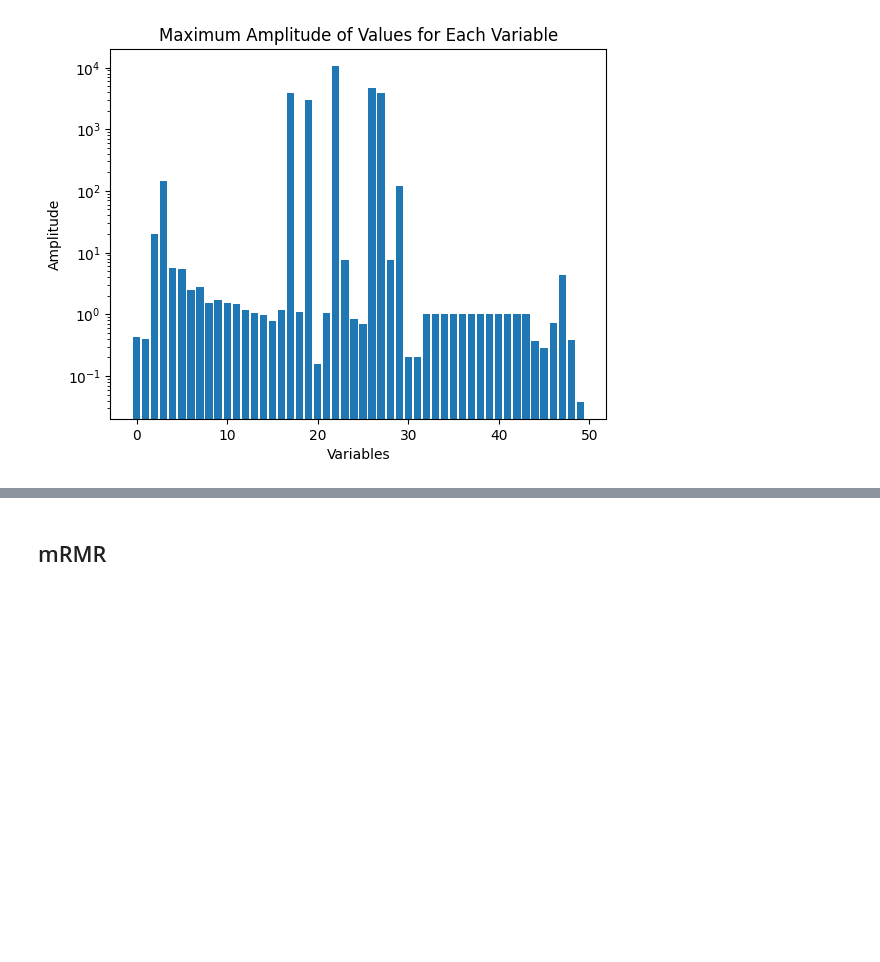
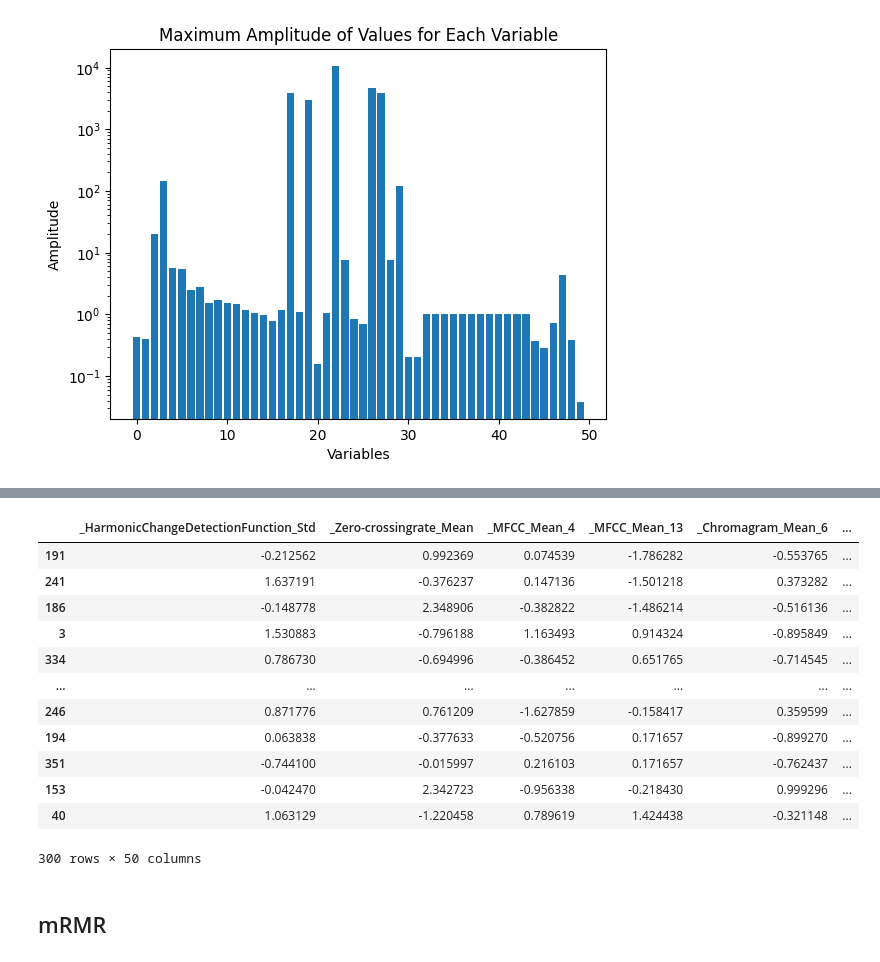
Before and after one commit to nunopcfmarques/M4ML-Proj2, a Jupyter notebook: project2.ipynb, the cells around one changed output, grey strips where cells are left out. Cells and saved outputs as stored; diff of their text form; code cells hidden in the pictures; blank space fills up the shorter version.

```diff
--- a/project2.ipynb
+++ b/project2.ipynb
@@ -229,10 +222,8 @@ This algorithm, and the following, need to be implemented by hand since python d
 # %%
-filter = ffs(train_df, train_target, MIFS, 15, beta = 0.5)
+sort = ffs(train_df, train_target, MIFS, beta = 0.5)
 
-train_df_MIFS_15 = train_df[filter]
-test_df_MIFS_15 = test_df[filter]
+train_df_MIFS_15 = train_df[sort[:15]]
+test_df_MIFS_15 = test_df[sort[:15]]
 
-filter = ffs(train_df, train_target, MIFS, 20, beta = 0.5)
-
-train_df_MIFS_20 = train_df[filter]
-test_df_MIFS_20 = test_df[filter]
+train_df_MIFS_25 = train_df[sort[:25]]
+test_df_MIFS_25 = test_df[sort[:25]]
@@ -271,2 +230,18 @@ train_df_MIFS_20
+# %%
+train_df[sort]
+# %% [output]
+|  | _HarmonicChangeDetectionFunction_Std | _Zero-crossingrate_Mean | _MFCC_Mean_4 | _MFCC_Mean_13 | _Chromagram_Mean_6 | ... |
+| 191 | -0.212562 | 0.992369 | 0.074539 | -1.786282 | -0.553765 | ... |
+| 241 | 1.637191 | -0.376237 | 0.147136 | -1.501218 | 0.373282 | ... |
+| 186 | -0.148778 | 2.348906 | -0.382822 | -1.486214 | -0.516136 | ... |
+| 3 | 1.530883 | -0.796188 | 1.163493 | 0.914324 | -0.895849 | ... |
+| 334 | 0.786730 | -0.694996 | -0.386452 | 0.651765 | -0.714545 | ... |
+| ... | ... | ... | ... | ... | ... | ... |
+| 246 | 0.871776 | 0.761209 | -1.627859 | -0.158417 | 0.359599 | ... |
+| 194 | 0.063838 | -0.377633 | -0.520756 | 0.171657 | -0.899270 | ... |
+| 351 | -0.744100 | -0.015997 | 0.216103 | 0.171657 | -0.762437 | ... |
+| 153 | -0.042470 | 2.342723 | -0.956338 | -0.218430 | 0.999296 | ... |
+| 40 | 1.063129 | -1.220458 | 0.789619 | 1.424438 | -0.321148 | ... |
+300 rows × 50 columns
 # %% [markdown]
 ## mRMR
```
Also changed, not shown: parts of 34 cells of this notebook, 1 other file.
